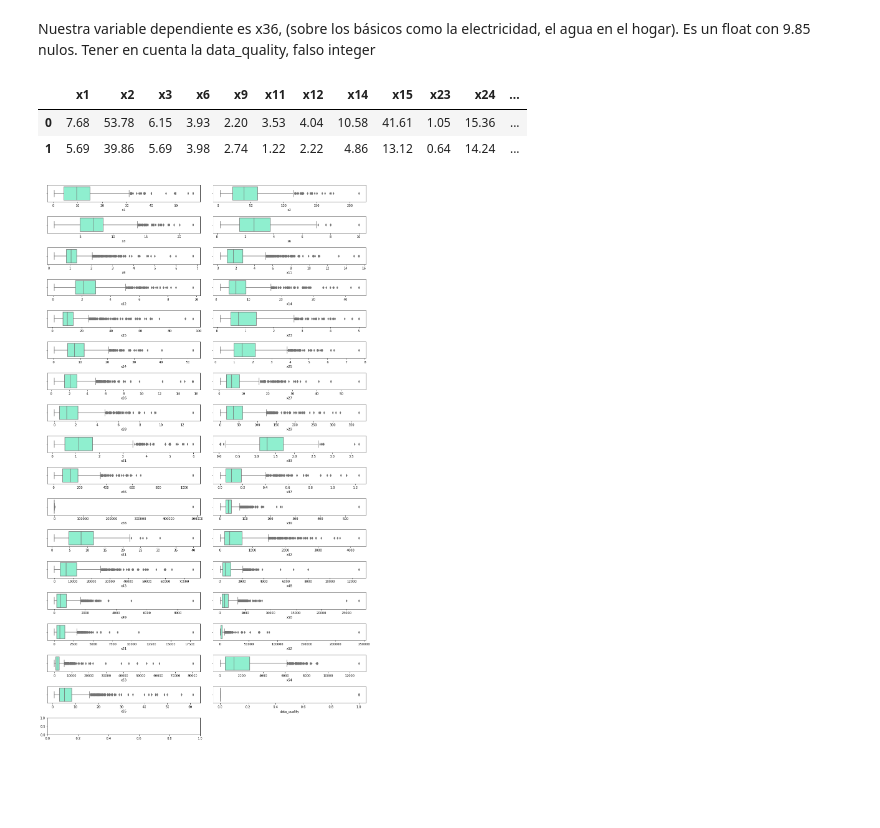
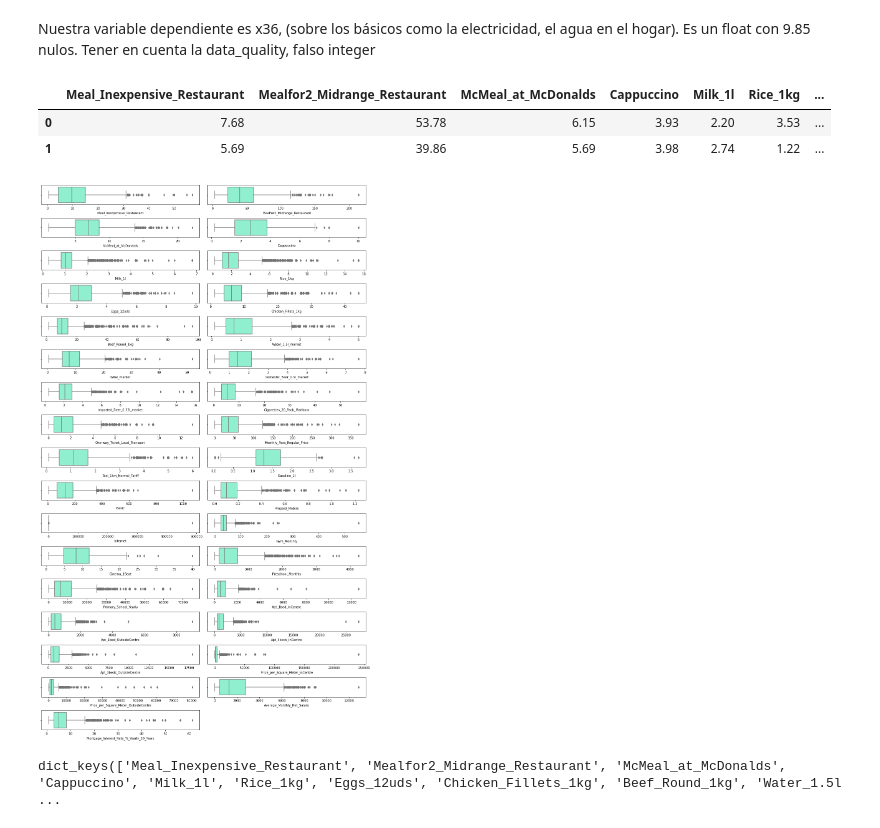
Before and after one commit to Adalab/promo-d-da-modulo1-sprint2-Paloma_Paula_Iris, a Jupyter notebook: ml_eda.ipynb, the cells around one changed output. Drawn from its saved outputs; the diff is of its cells as text; code cells hidden in the pictures; blank space fills up the shorter version.

```diff
--- a/ml_eda.ipynb
+++ b/ml_eda.ipynb
@@ -175,6 +175,45 @@ Los principales estadísticos de las columnas categóricas son:
 columnas_fuera = ['x4', 'x5', 'x7', 'x8', 'x10', 'x13', 'x16', 'x17', 'x18', 'x19', 'x20', 'x21', 'x22', 'x30', 'x32', 'x34', 'x35', 'x40', 'x44', 'x45', 'x46', 'x47']
 # %%
 df.drop(columns= columnas_fuera, inplace=True)
+# %%
+dicc_names= {'city':'city',
+'country':'country',
+'x1':'Meal_Inexpensive_Restaurant',
+'x2':'Mealfor2_Midrange_Restaurant',
+'x3':'McMeal_at_McDonalds',
+'x6':'Cappuccino',
+'x9':'Milk_1l',
+'x11':'Rice_1kg',
+'x12':'Eggs_12uds',
+'x14':'Chicken_Fillets_1kg',
+'x15':'Beef_Round_1kg',
+'x23':'Water_1.5l_market',
+'x24':'Wine_market',
+'x25':'Domestic_Beer_0.5l_market',
+'x26':'Imported_Beer_0.33l_market',
+'x27':'Cigarettes_20_Pack_Marlboro',
+'x28':'One-way_Ticket_Local_Transport',
+'x29':'Monthly_Pass_Regular_Price',
+'x31':'Taxi_1km_Normal_Tariff',
+'x33':'Gasoline_1l',
+'x36':'Basic',
+'x37':'Prepaid_Mobile',
+'x38':'Internet',
+'x39':'Gym_Monthly',
+'x41':'Cinema_1Seat',
+'x42':'Preschool_Monthly',
+'x43':'Primary_School_Yearly',
+'x48':'Apt_1bed_inCentre',
+'x49':'Apt_1bed_OutsideCentre',
+'x50':'Apt_3beds_inCentre',
+'x51':'Apt_3beds_OutsideCentre',
+'x52':'Price_per_Square_Meter_inCentre',
+'x53':'Price_per_Square_Meter_OutsideCentre',
+'x54':'Average_Monthly_Net_Salary',
+'x55':'Mortgage_Interest_Rate_%_Yearly_20_Years',
+'data_quality':'data_quality'}
+# %%
+df.rename(columns = dicc_names, inplace = True)
 # %%
 df
 # %% [output]
@@ -303,20 +342,20 @@ Nuestra variable dependiente es x36, (sobre los básicos como la electricidad, e
 numericas = df.select_dtypes(include=['int64', 'float64'])
 numericas.head(2)
 # %% [output]
-|  | x1 | x2 | x3 | x6 | x9 | x11 | x12 | x14 | x15 | x23 | x24 | ... |
-| 0 | 7.68 | 53.78 | 6.15 | 3.93 | 2.20 | 3.53 | 4.04 | 10.58 | 41.61 | 1.05 | 15.36 | ... |
-| 1 | 5.69 | 39.86 | 5.69 | 3.98 | 2.74 | 1.22 | 2.22 | 4.86 | 13.12 | 0.64 | 14.24 | ... |
+|  | Meal_Inexpensive_Restaurant | Mealfor2_Midrange_Restaurant | McMeal_at_McDonalds | Cappuccino | Milk_1l | Rice_1kg | ... |
+| 0 | 7.68 | 53.78 | 6.15 | 3.93 | 2.20 | 3.53 | ... |
+| 1 | 5.69 | 39.86 | 5.69 | 3.98 | 2.74 | 1.22 | ... |
 # %%
-fig, axes = plt.subplots(18, 2, figsize=(15,25))
+fig, axes = plt.subplots(17, 2, figsize=(15,25))
 
 axes = axes.flat
 
 for indice, columna in enumerate(numericas.columns):
     sns.boxplot(x = numericas[columna], data = df, ax=axes[indice], color = "aquamarine");
 
 
 plt.tight_layout()
 fig.delaxes(axes[-1])
 plt.show()
 # %% [output]
-[figure, old version]
+[figure, new version]
@@ -322,0 +394,5 @@ plt.show()
+# %%
+# tenemos outliers en todas nuestras columnas
+ind.keys()
+# %% [output]
+dict_keys(['Meal_Inexpensive_Restaurant', 'Mealfor2_Midrange_Restaurant', 'McMeal_at_McDonalds', 'Cappuccino', 'Milk_1l', 'Rice_1kg', 'Eggs_12uds', 'Chicken_Fillets_1kg', 'Beef_Round_1kg', 'Water_1.5l ...
```
Also changed, not shown: parts of 16 cells of this notebook, 1 other file.
